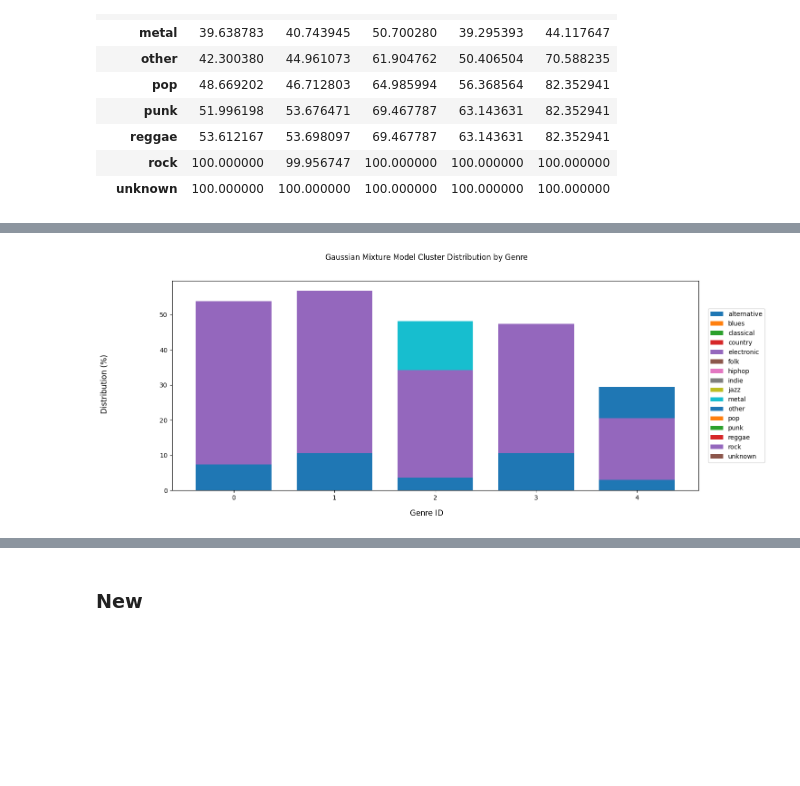
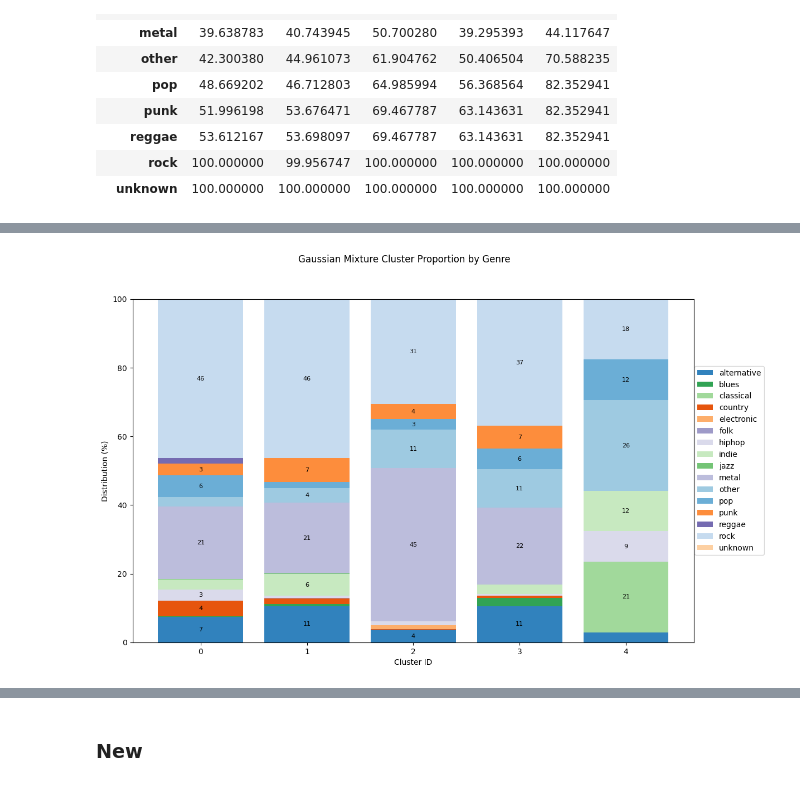
Before and after one commit to MattGroho/tab-hero, a Jupyter notebook: notebooks/unsupervised_pipeline_investigation.ipynb, the cells around one changed output, grey strips where cells are left out. Drawn from its saved outputs; the diff is of its cells as text; code cells hidden in the pictures; blank space fills up the shorter version.

```diff
--- a/notebooks/unsupervised_pipeline_investigation.ipynb
+++ b/notebooks/unsupervised_pipeline_investigation.ipynb
@@ -1713,7 +1713,7 @@ genre_cluster_distribution
 | 3 | 6.290323 | 23.076923 | 0.0 | 1.612903 | 0.0 | 0.0 | 2.702703 | 2.932551 | 0.0 | 5.836850 | ... |
 | 4 | 0.161290 | 0.000000 | 100.0 | 0.000000 | 0.0 | 0.0 | 4.054054 | 1.173021 | 0.0 | 0.000000 | ... |
 # %%
-fig, ax = plt.subplots(figsize=(15,6))
+fig, ax = plt.subplots(figsize=(14,6))
 
 # Initialize a bottom value
 bottom_vals = np.zeros(16)
@@ -1756,8 +1756,9 @@ for cluster in genre_cluster_distribution.index:
             va='center'
         )
 
+ax.set_ylabel("Distribution (%)")
+ax.set_xlabel("Genre")
+
 fig.suptitle("Gaussian Mixture Model Cluster Distribution by Genre")
-fig.supylabel("Distribution (%)")
-fig.supxlabel("Genre ID")
 fig.legend(loc='outside center right');
 # %% [output]
@@ -1834,52 +1814,61 @@ cluster_genre_distribution
 # %%
-fig, ax = plt.subplots(figsize=(15,6))
+fig, ax = plt.subplots(figsize=(13,8))
 
-# Initialize a bottom value
+x = cluster_genre_distribution.columns
+prev_genre = ''
+
+genres = cluster_genre_distribution.index
+
+cmap = colormaps['tab20c']
+
+# Shuffle so colors are easier to distinguish
+colors = cmap(range(0, len(genres)))
+np.random.shuffle(colors)
+
 bottom_vals = np.zeros(5)
-for i, genre in enumerate(cluster_genre_distribution.index):
 
-    if i > 0:
-        bottom_vals = cluster_genre_cum_distribution.iloc[:i].values[0]
+for genre, color in zip(genres, colors):
 
-    # Save in a variable to reuse contents
+    if prev_genre != '':
+        bottom_vals = cluster_genre_cum_distribution.loc[prev_genre]
+
     cluster_prop = cluster_genre_distribution.loc[genre]
-    # print(genre, cluster_prop)
-
-    # print(bottom_vals)
 
     ax.bar(
-        cluster_genre_distribution.columns,
+        x,
         cluster_prop,
-        bottom = bottom_vals,
         label=genre,
-        width=.75
+        color=color,
+        bottom=bottom_vals
     )
 
-    # # Require top and bottom val to plot in middle of a stacked bar
-    # top_vals = cluster_genre_distribution.loc[:cluster].sum(axis=0)
+    prev_genre = genre
 
-    # for genre, (bottom, top) in enumerate(zip(bottom_vals, top_vals)):
+    top_vals = cluster_genre_cum_distribution.loc[genre]
 
-    #     data_label = genre_dist.values[genre]
+    for i, (bottom, top) in enumerate(zip(bottom_vals, top_vals)):
 
-    #     # When the bars are too small, don't clutter chart with label
-    #     if data_label < 3:
-    #         continue
+        data_label = cluster_prop.values[i]
 
-    #     data_label = round(data_label)
+        # When the bars are too small, don't clutter chart with label
+        if data_label < 3:
+            continue
 
-    #     plt.text(
-    #         genre,
-    #         (bottom + top) / 2,
-    #         data_label,
-    #         fontsize=8,
-    #         ha='center',
-    #         va='center'
-    #     )
+        data_label = round(data_label)
 
-fig.suptitle("Gaussian Mixture Model Cluster Distribution by Genre")
-fig.supylabel("Distribution (%)")
-fig.supxlabel("Genre ID")
+        ax.text(
+            i,
+            (bottom + top) / 2,
+            data_label,
+            fontsize=8,
+            ha='center',
+            va='center'
+        )
+
+ax.set_ylabel("Distribution (%)")
+ax.set_xlabel("Cluster ID")
+
+fig.suptitle("Gaussian Mixture Cluster Proportion by Genre")
 fig.legend(loc='outside center right');
 # %% [output]
-[figure, old version]
+[figure, new version]
```
Also changed, not shown: parts of 5 cells of this notebook.
